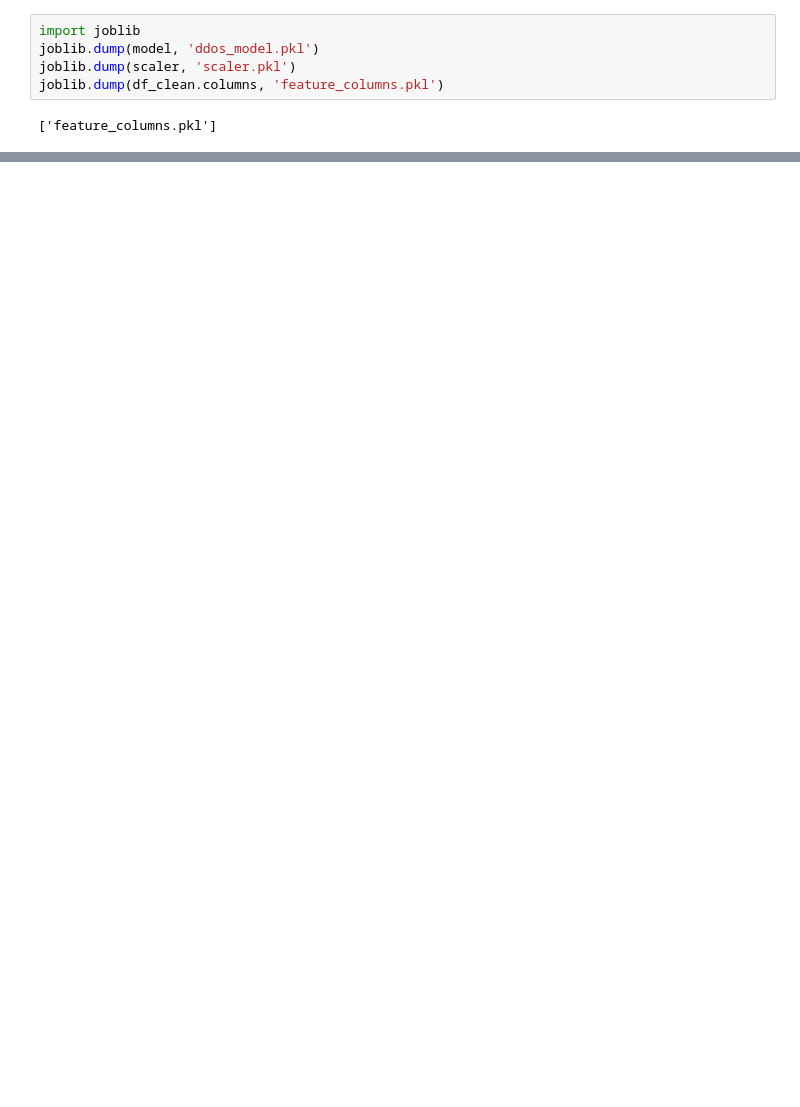
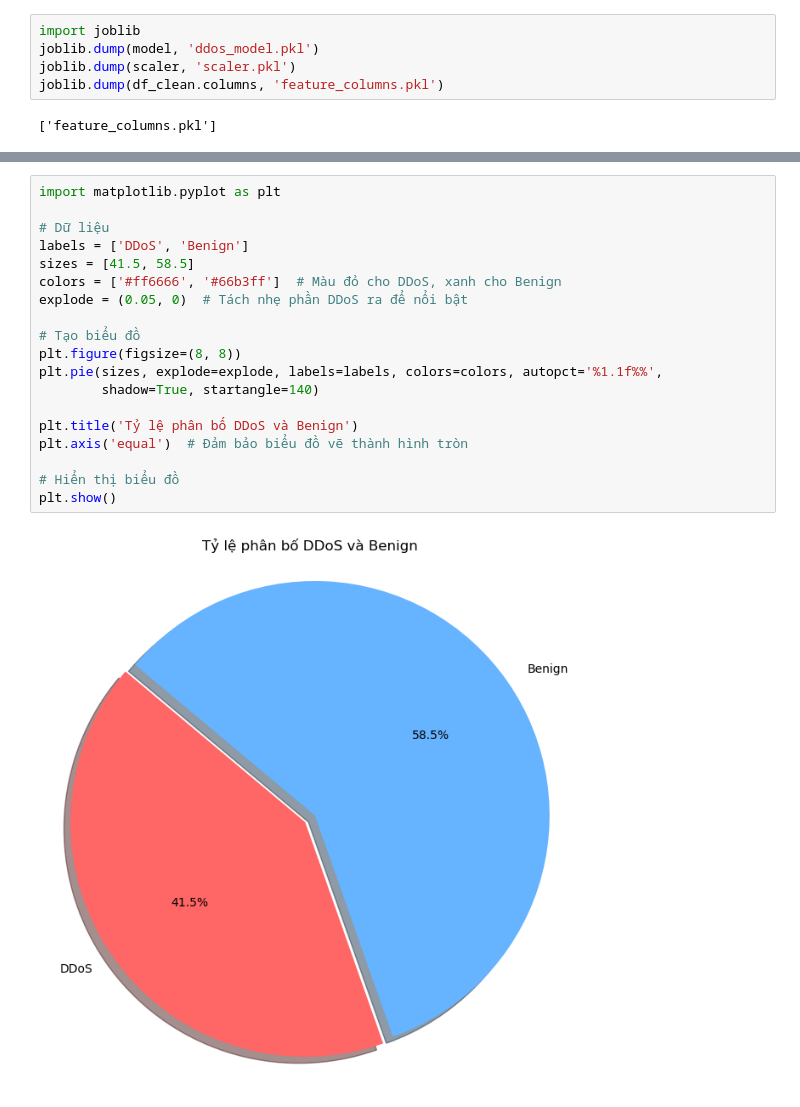
Before and after one commit to haduckien-raccoon/IDR_PBL4, a Jupyter notebook: app/AI_ML/DDoS_ML.ipynb, the cells around one changed output, grey strips where cells are left out. Cells and saved outputs as stored; diff of their text form; blank space fills up the shorter version.

```diff
--- a/app/AI_ML/DDoS_ML.ipynb
+++ b/app/AI_ML/DDoS_ML.ipynb
@@ -196,0 +474,21 @@ weighted avg  0.9998516 0.9998516 0.9998516  12746847
+# %%
+import matplotlib.pyplot as plt
+
+# Dữ liệu
+labels = ['DDoS', 'Benign']
+sizes = [41.5, 58.5]
+colors = ['#ff6666', '#66b3ff']  # Màu đỏ cho DDoS, xanh cho Benign
+explode = (0.05, 0)  # Tách nhẹ phần DDoS ra để nổi bật
+
+# Tạo biểu đồ
+plt.figure(figsize=(8, 8))
+plt.pie(sizes, explode=explode, labels=labels, colors=colors, autopct='%1.1f%%',
+        shadow=True, startangle=140)
+
+plt.title('Tỷ lệ phân bố DDoS và Benign')
+plt.axis('equal')  # Đảm bảo biểu đồ vẽ thành hình tròn
+
+# Hiển thị biểu đồ
+plt.show()
+# %% [output]
+[figure, added]
```
Also changed, not shown: parts of 21 cells of this notebook, 27 other files.
